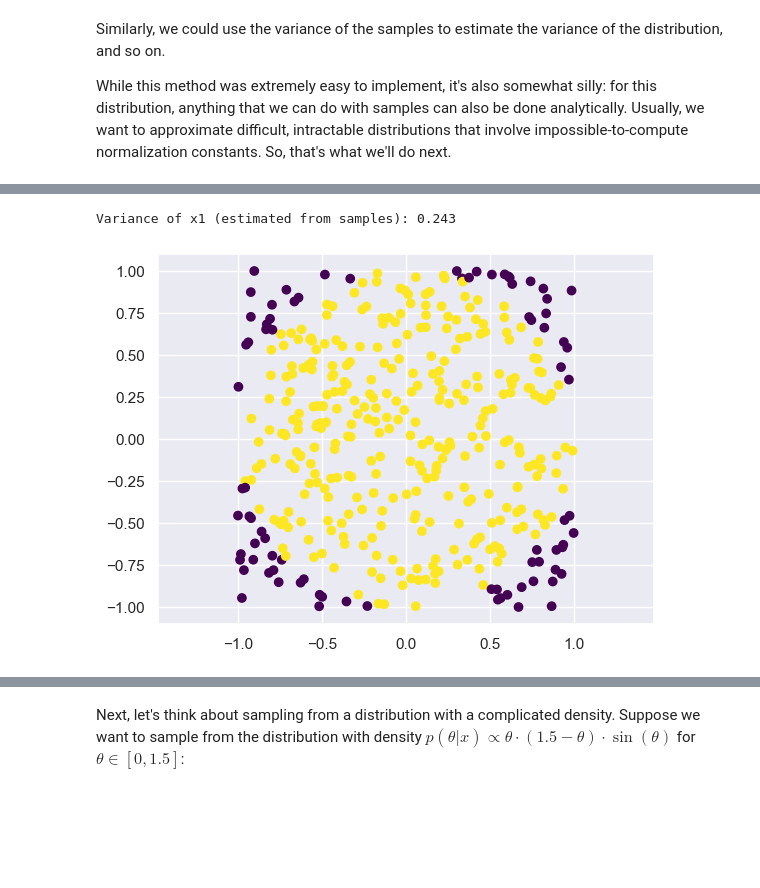
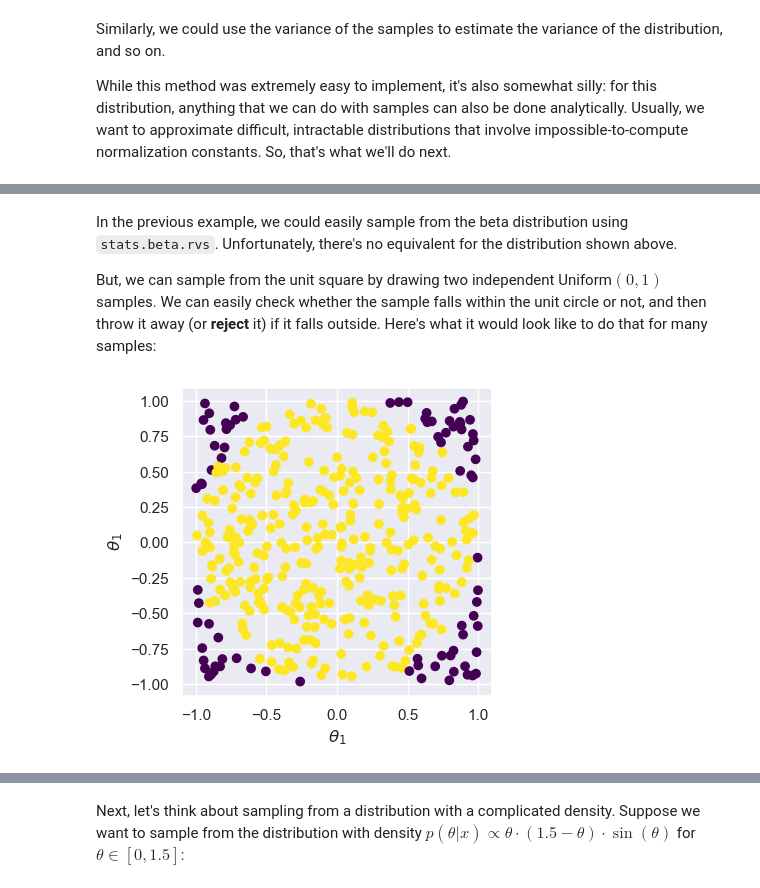
Before and after one commit to ds-102/ds-102-book, a Jupyter notebook: ds-102-book/content/chapters/02/05_inference_with_sampling.ipynb, the cells around one changed output, grey strips where cells are left out. Saved outputs shown, nothing was run; the diff lists cells and outputs as text; code cells hidden in the pictures; blank space fills up the shorter version.

```diff
--- a/ds-102-book/content/chapters/02/05_inference_with_sampling.ipynb
+++ b/ds-102-book/content/chapters/02/05_inference_with_sampling.ipynb
@@ -75,3 +86,7 @@ plt.axis('equal');
+# %% [markdown]
+In the previous example, we could easily sample from the beta distribution using `stats.beta.rvs`. Unfortunately, there's no equivalent for the distribution shown above.
+
+But, we can sample from the unit square by drawing two independent Uniform$(0, 1)$ samples. We can easily check whether the sample falls within the unit circle or not, and then throw it away (or **reject** it) if it falls outside. Here's what it would look like to do that for many samples:
 # %%
 
 # Number of samples
@@ -82,18 +97,18 @@ samples = np.random.uniform(-1, 1, [N, 2])
 
 # Which ones are inside the unit circle?
 is_in_circle = (samples[:,0]**2 + samples[:, 1]**2) < 1
-
-plt.figure()
-plt.scatter(samples[:, 0], samples[:, 1], c=is_in_circle, cmap='viridis')
-plt.axis('equal')
-
-good_samples = samples[is_in_circle]
-x1 = good_samples[:, 0]
-x2 = good_samples[:, 1]
-print('Variance of x1 (estimated from samples): %.3f' % np.var(x1))
+θ1 = good_samples[:, 0]
+θ2 = good_samples[:, 1]
+print('Variance of θ1 (estimated from samples): %.3f' % np.var(θ1))
-# %% [output]
-Variance of x1 (estimated from samples): 0.243
-[figure, removed]
+# %%
+f, ax = plt.subplots(1, 1, figsize=(4, 4))
+
+ax.scatter(samples[:, 0], samples[:, 1], c=is_in_circle, cmap='viridis')
+ax.set_xlabel(r'$\theta_1$')
+ax.set_ylabel(r'$\theta_1$')
+ax.axis('equal');
+# %% [output]
+[figure, added]
 # %%
 YouTubeVideo('Nbszb5tGmFo')
 # %% [output]
```
Also changed, not shown: parts of 18 cells of this notebook, 1 other file.
